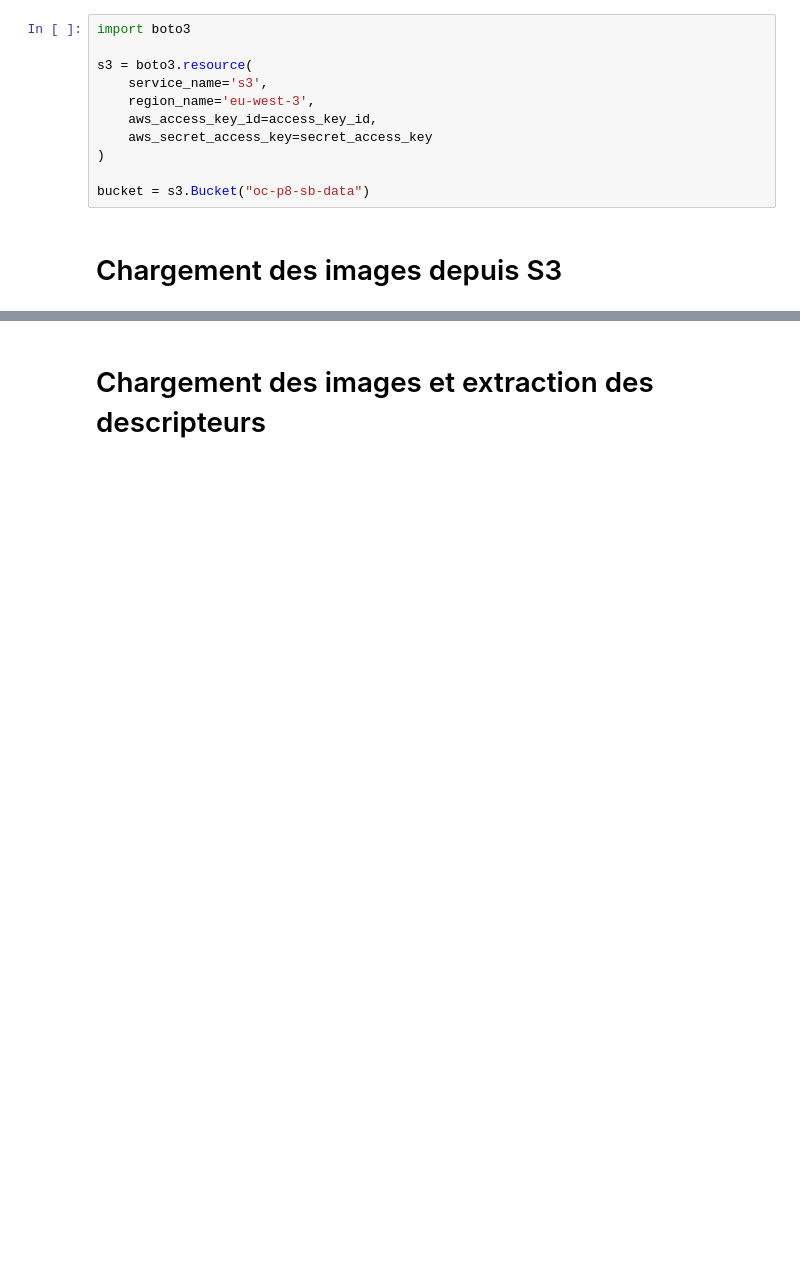
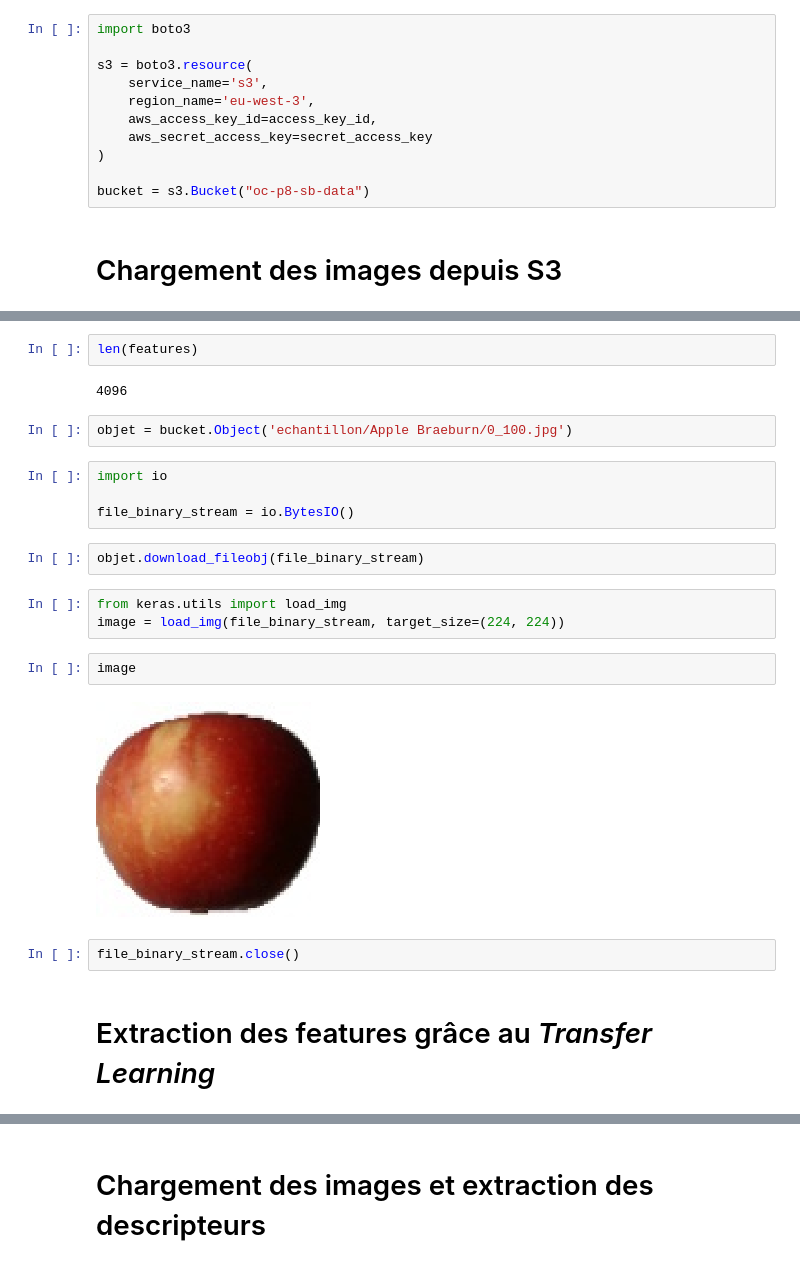
Before and after one commit to sebastienbourgeois/oc-p8-deployer-modele-cloud, a Jupyter notebook: Bourgeois_Sebastien_1_notebook_062022.ipynb, the cells around one changed output, grey strips where cells are left out. Drawn from its saved outputs; the diff is of its cells as text; blank space fills up the shorter version.

Commit message:
Extraction des features à partir des images stockées sur S3

```diff
--- a/Bourgeois_Sebastien_1_notebook_062022.ipynb
+++ b/Bourgeois_Sebastien_1_notebook_062022.ipynb
@@ -233,0 +454,23 @@ def extraire_descripteurs(nom_fichier_image):
+# %%
+len(features)
+# %% [output]
+4096
+# %%
+objet = bucket.Object('echantillon/Apple Braeburn/0_100.jpg')
+# %%
+import io
+
+file_binary_stream = io.BytesIO()
+# %%
+objet.download_fileobj(file_binary_stream)
+# %%
+from keras.utils import load_img
+image = load_img(file_binary_stream, target_size=(224, 224))
+# %%
+image
+# %% [output]
+[figure, added]
+# %%
+file_binary_stream.close()
+# %% [markdown]
+# Extraction des features grâce au *Transfer Learning*
```
Also changed, not shown: parts of 52 cells of this notebook.
